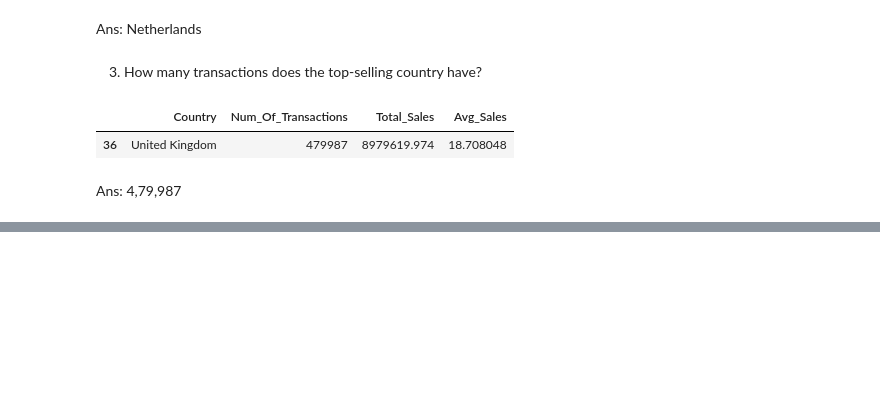
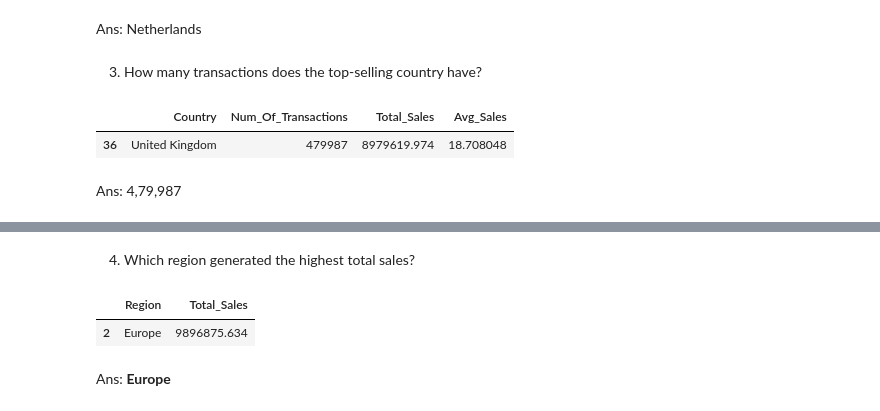
Before and after one commit to VishnuCodes96/Rebounce-Applied-AI-and-Analytics-Codes, a Jupyter notebook: python_301.ipynb, the cells around one changed output, grey strips where cells are left out. Drawn from its saved outputs; the diff is of its cells as text; code cells hidden in the pictures; blank space fills up the shorter version.

```diff
--- a/python_301.ipynb
+++ b/python_301.ipynb
@@ -300,0 +354,9 @@ Ans: 4,79,987
+# %% [markdown]
+4. Which region generated the highest total sales?
+# %%
+summary_by_region.sort_values('Total_Sales',ascending=False).head(1)
+# %% [output]
+|  | Region | Total_Sales |
+| 2 | Europe | 9896875.634 |
+# %% [markdown]
+Ans: **Europe**
```
Also changed, not shown: parts of 8 cells of this notebook.
